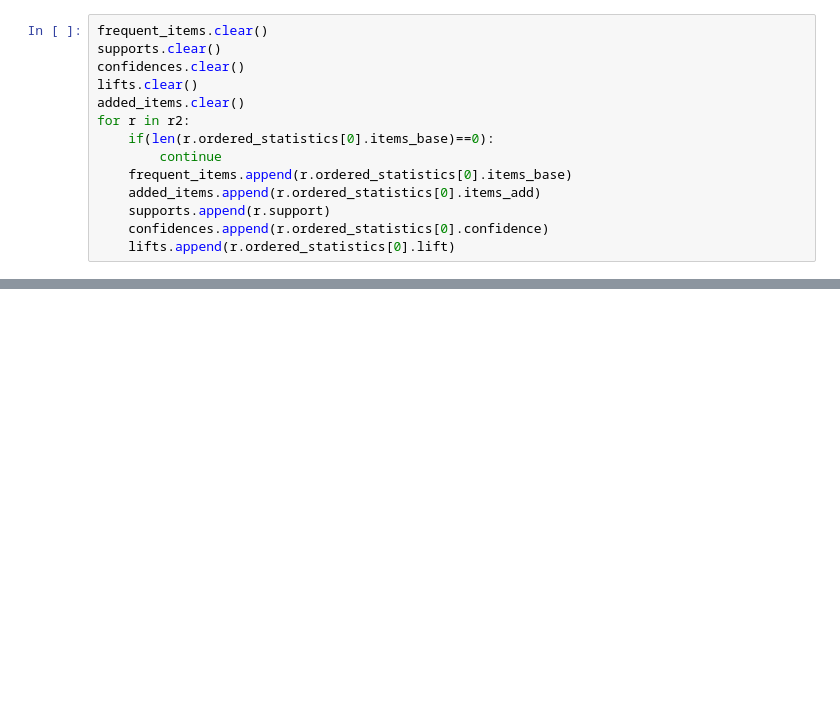
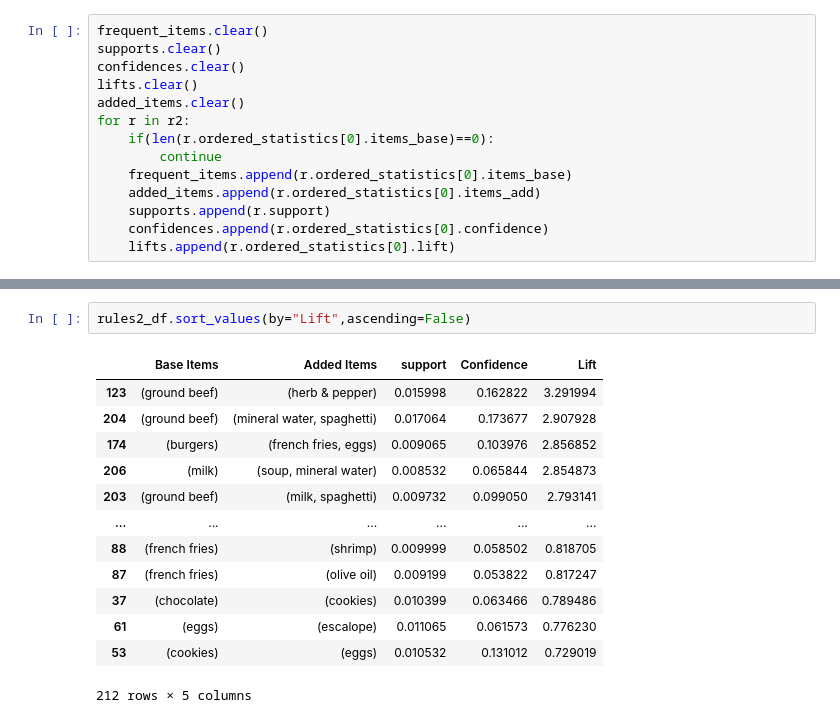
Before and after one commit to Neevs1/ML-practicals, a Jupyter notebook: Assignment 5/Assignment 5.ipynb, the cells around one changed output, grey strips where cells are left out. Saved outputs shown, nothing was run; the diff lists cells and outputs as text; blank space fills up the shorter version.

```diff
--- a/Assignment 5/Assignment 5.ipynb
+++ b/Assignment 5/Assignment 5.ipynb
@@ -182 +182,17 @@ rules2_df
 212 rows × 5 columns
+# %%
+rules2_df.sort_values(by="Lift",ascending=False)
+# %% [output]
+|  | Base Items | Added Items | support | Confidence | Lift |
+| 123 | (ground beef) | (herb & pepper) | 0.015998 | 0.162822 | 3.291994 |
+| 204 | (ground beef) | (mineral water, spaghetti) | 0.017064 | 0.173677 | 2.907928 |
+| 174 | (burgers) | (french fries, eggs) | 0.009065 | 0.103976 | 2.856852 |
+| 206 | (milk) | (soup, mineral water) | 0.008532 | 0.065844 | 2.854873 |
+| 203 | (ground beef) | (milk, spaghetti) | 0.009732 | 0.099050 | 2.793141 |
+| ... | ... | ... | ... | ... | ... |
+| 88 | (french fries) | (shrimp) | 0.009999 | 0.058502 | 0.818705 |
+| 87 | (french fries) | (olive oil) | 0.009199 | 0.053822 | 0.817247 |
+| 37 | (chocolate) | (cookies) | 0.010399 | 0.063466 | 0.789486 |
+| 61 | (eggs) | (escalope) | 0.011065 | 0.061573 | 0.776230 |
+| 53 | (cookies) | (eggs) | 0.010532 | 0.131012 | 0.729019 |
+212 rows × 5 columns
```
Also changed, not shown: parts of 5 cells of this notebook.
